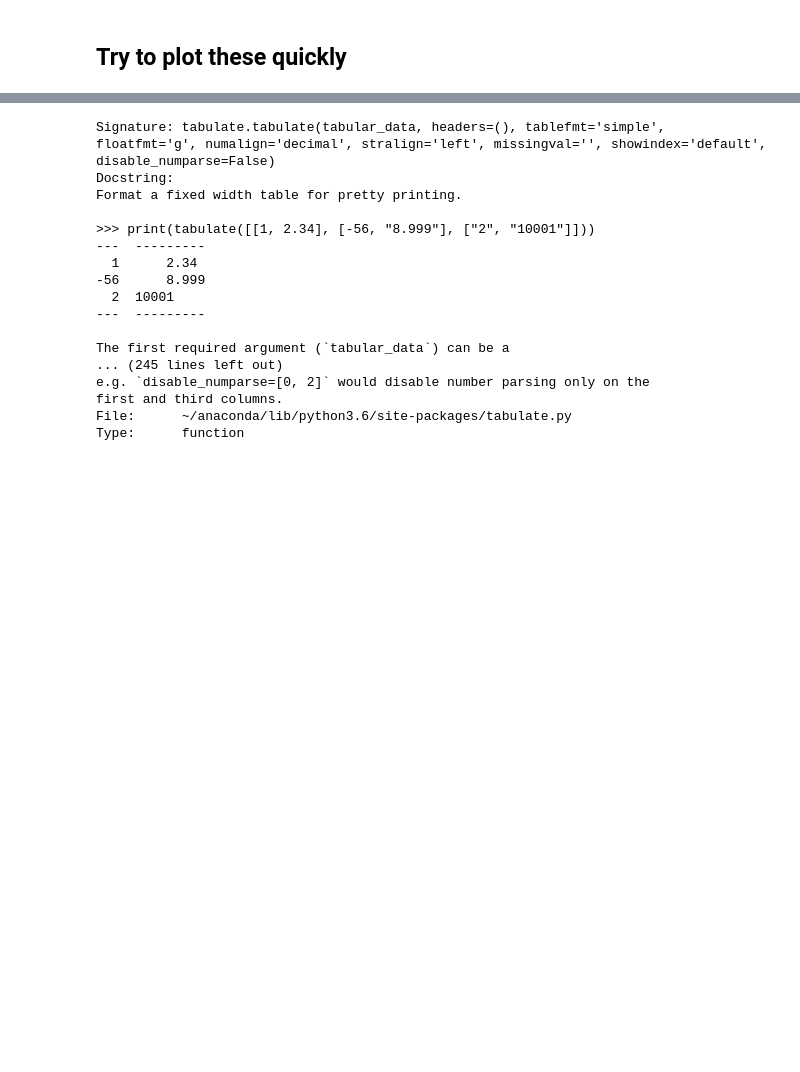
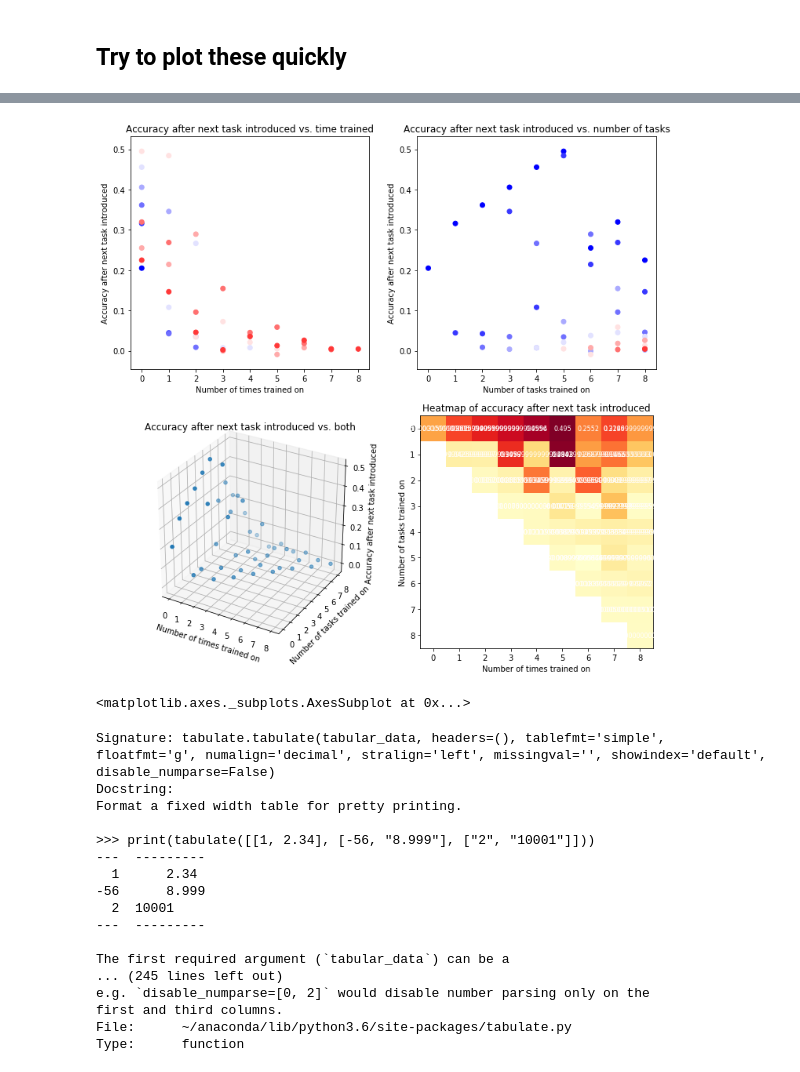
Before and after one commit to guydav/deep-learning-projects, a Jupyter notebook: notebooks/Meta_Learning_Baseline_Data_Analysis.ipynb, the cells around one changed output, grey strips where cells are left out. Cells and saved outputs as stored; diff of their text form; code cells hidden in the pictures; blank space fills up the shorter version.

```diff
--- a/notebooks/Meta_Learning_Baseline_Data_Analysis.ipynb
+++ b/notebooks/Meta_Learning_Baseline_Data_Analysis.ipynb
@@ -71,15 +71,21 @@ def examples_per_epoch(task, latest_task):
     return 22500 // (latest_task - 1)
 
 
-def parse_run_results_training_to_criterion(run_id):
+def parse_run_results(run_id):
     current_run = api.run(f'meta-learning-scaling/sequential-benchmark-baseline/{run_id}')
     current_df = run.history(pandas=True)
 
-    examples_to_criterion = np.zeros((10, 10))
+    examples_to_criterion = np.empty((10, 10))
+    examples_to_criterion.fill(np.nan)
+    absolute_accuracy = np.empty((9, 9))
+    absolute_accuracy.fill(np.nan)
+    accuracy_drop = np.empty((9, 9))
+    accuracy_drop.fill(np.nan)
 
     first_task_finished = current_df['Test Accuracy, Query #2'].first_valid_index() - 1
     examples_to_criterion[0, 0] = first_task_finished * examples_per_epoch(1, 1)
-
+    absolute_accuracy[0, 0] = current_df['Test Accuracy, Query #1'][first_task_finished + 1]
+    accuracy_drop[0, 0] = current_df['Test Accuracy, Query #1'][first_task_finished] - absolute_accuracy[0, 0]
 
     for current_task in range(2, 11):
         current_task_start = current_df[f'Test Accuracy, Query #{current_task}'].first_valid_index()
@@ -98,10 +104,18 @@ def parse_run_results_training_to_criterion(run_id):
             examples_to_criterion[number_times_learned - 1, number_total_tasks - 1] = examples_per_epoch(task, current_task) * \
                 (current_task_subset[f'Test Accuracy, Query #{task}'].idxmax() - current_task_start + 1)
 
-    return examples_to_criterion
+            if current_task < 10:
+                absolute_accuracy[number_times_learned - 1, number_total_tasks - 1] = \
+                    current_df[f'Test Accuracy, Query #{task}'][current_task_end]
+                accuracy_drop[number_times_learned - 1, number_total_tasks - 1] = \
+                    current_df[f'Test Accuracy, Query #{task}'][current_task_end - 1] - \
+                    absolute_accuracy[number_times_learned - 1, number_total_tasks - 1]
+
+    return examples_to_criterion, absolute_accuracy, accuracy_drop
 
 
-examples_to_criterion = parse_run_results_training_to_criterion('6fmtx2m7')
+
+examples_to_criterion, absolute_accuracy, accuracy_drop = parse_run_results('6fmtx2m7')
 # %%
 PRINT_HEADERS = ['###'] + [str(x) for x in range(1, 11)]
 
@@ -171,3 +280,8 @@ np.nonzero(examples_to_criterion)
+# %%
+plot_accuracy_after_new_task_first_epoch(accuracy_drop)
+# %% [output]
+[figure, added]
+<matplotlib.axes._subplots.AxesSubplot at 0x...>
 # %%
 ftf = df['Test Accuracy, Query #2'].first_valid_index()
 stf = df['Test Accuracy, Query #3'].first_valid_index()
```
Also changed, not shown: parts of 7 cells of this notebook.
